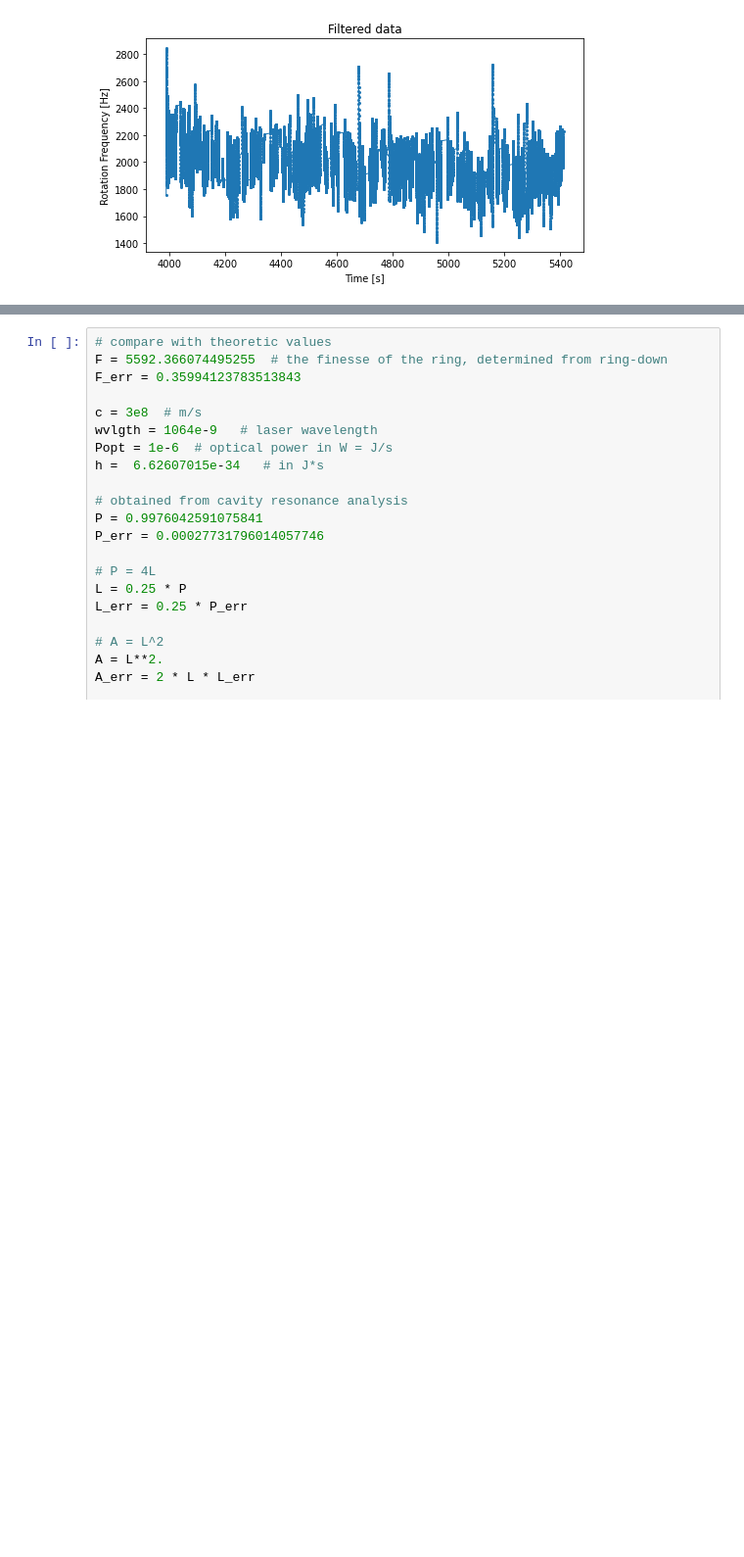
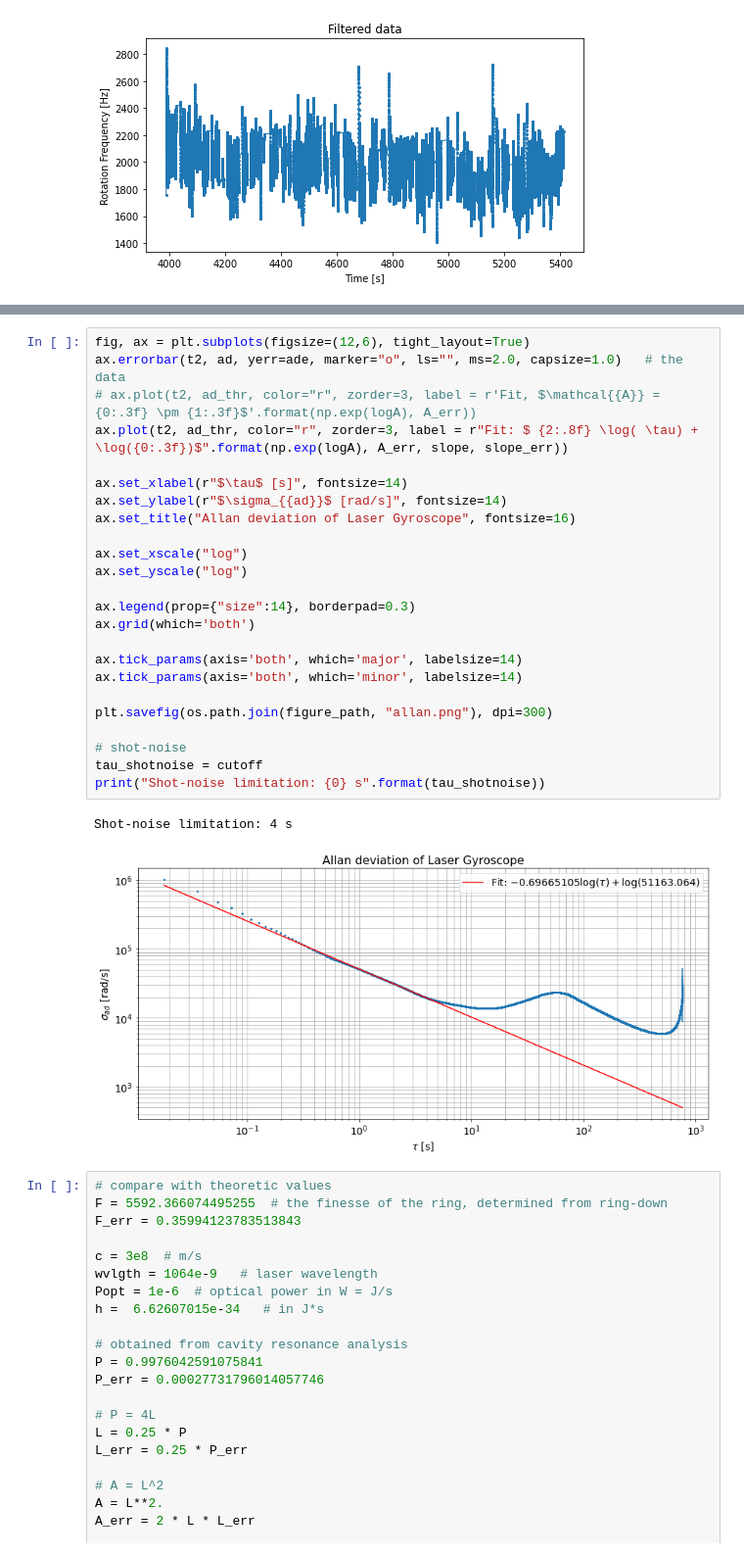
Before and after one commit to tesla1900/advanced-lab-course, a Jupyter notebook: laser_gyroscope/allan_dev_analysis.ipynb, the cells around one changed output, grey strips where cells are left out. Shown: that part at 98% size. Cells and saved outputs as stored; diff of their text form; blank space fills up the shorter version.

```diff
--- a/laser_gyroscope/allan_dev_analysis.ipynb
+++ b/laser_gyroscope/allan_dev_analysis.ipynb
@@ -214,3 +236,30 @@ Shot-noise limitation: 30.0 s
+# %%
+fig, ax = plt.subplots(figsize=(12,6), tight_layout=True)
+ax.errorbar(t2, ad, yerr=ade, marker="o", ls="", ms=2.0, capsize=1.0)   # the data
+# ax.plot(t2, ad_thr, color="r", zorder=3, label = r'Fit, $\mathcal{{A}} = {0:.3f} \pm {1:.3f}$'.format(np.exp(logA), A_err))
+ax.plot(t2, ad_thr, color="r", zorder=3, label = r"Fit: $ {2:.8f} \log( \tau) + \log({0:.3f})$".format(np.exp(logA), A_err, slope, slope_err))
+
+ax.set_xlabel(r"$\tau$ [s]", fontsize=14)
+ax.set_ylabel(r"$\sigma_{{ad}}$ [rad/s]", fontsize=14)
+ax.set_title("Allan deviation of Laser Gyroscope", fontsize=16)
+
+ax.set_xscale("log")
+ax.set_yscale("log")
+
+ax.legend(prop={"size":14}, borderpad=0.3)
+ax.grid(which='both')
+
+ax.tick_params(axis='both', which='major', labelsize=14)
+ax.tick_params(axis='both', which='minor', labelsize=14)
+
+plt.savefig(os.path.join(figure_path, "allan.png"), dpi=300)
+
+# shot-noise
+tau_shotnoise = cutoff
+print("Shot-noise limitation: {0} s".format(tau_shotnoise))
+# %% [output]
+Shot-noise limitation: 4 s
+[figure, added]
 # %%
 # compare with theoretic values
 F = 5592.366074495255  # the finesse of the ring, determined from ring-down
```
Also changed, not shown: parts of 7 cells of this notebook, 14 other files.
